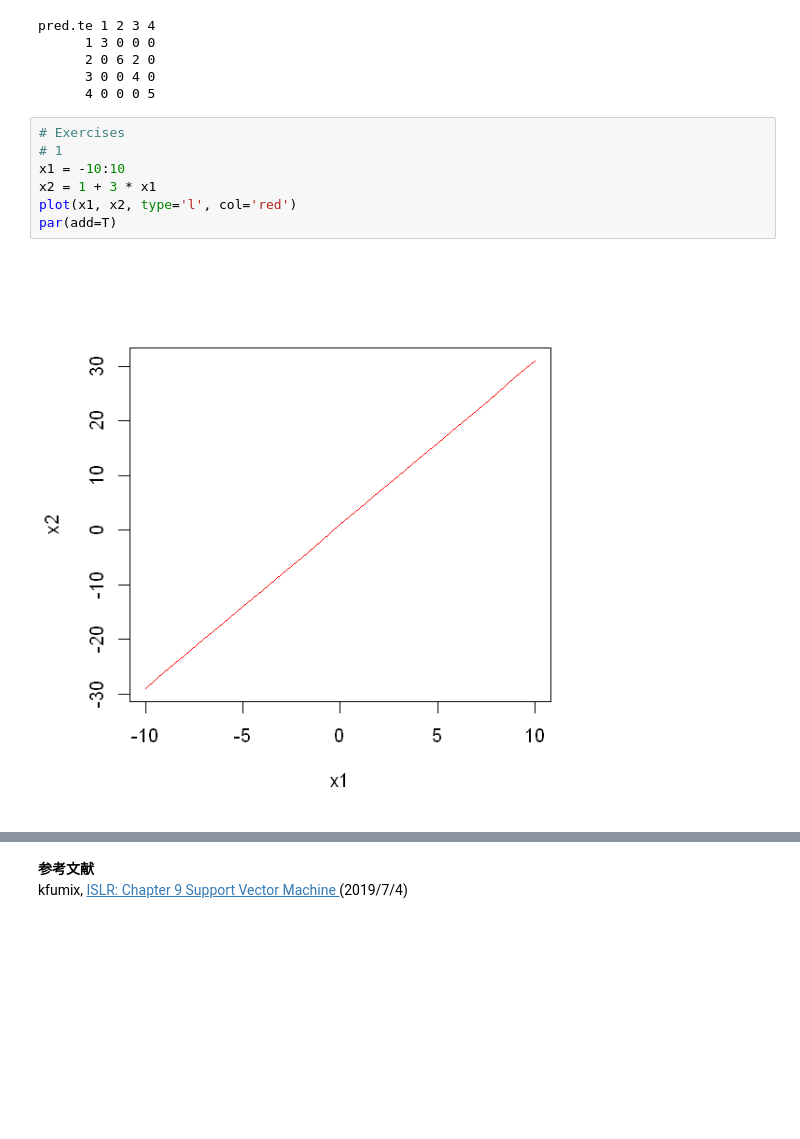
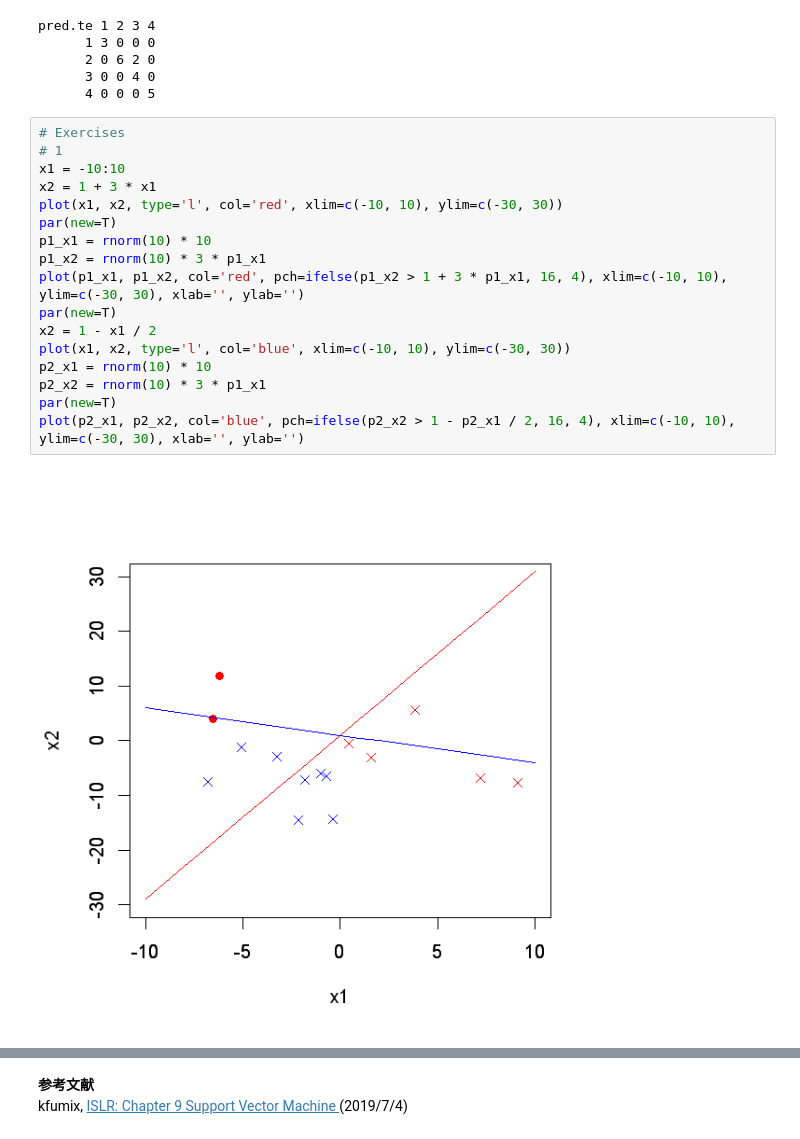
Before and after one commit to yellowmeteor/met_python.github.io, a Jupyter notebook: ISLR/9_Support_Vector_Machines.ipynb, the cells around one changed output, grey strips where cells are left out. Saved outputs shown, nothing was run; the diff lists cells and outputs as text; blank space fills up the shorter version.

```diff
--- a/ISLR/9_Support_Vector_Machines.ipynb
+++ b/ISLR/9_Support_Vector_Machines.ipynb
@@ -467,12 +467,22 @@ pred.te 1 2 3 4
       2 0 6 2 0
       3 0 0 4 0
       4 0 0 0 5
-# %%
-# Exercises
-# 1
-x1 = -10:10
-x2 = 1 + 3 * x1
-plot(x1, x2, type='l', col='red')
-par(add=T)
-# %% [output]
-[figure, removed]
+# %%
+# Exercises
+# 1
+x1 = -10:10
+x2 = 1 + 3 * x1
+plot(x1, x2, type='l', col='red', xlim=c(-10, 10), ylim=c(-30, 30))
+par(new=T)
+p1_x1 = rnorm(10) * 10
+p1_x2 = rnorm(10) * 3 * p1_x1
+plot(p1_x1, p1_x2, col='red', pch=ifelse(p1_x2 > 1 + 3 * p1_x1, 16, 4), xlim=c(-10, 10), ylim=c(-30, 30), xlab='', ylab='')
+par(new=T)
+x2 = 1 - x1 / 2
+plot(x1, x2, type='l', col='blue', xlim=c(-10, 10), ylim=c(-30, 30))
+p2_x1 = rnorm(10) * 10
+p2_x2 = rnorm(10) * 3 * p1_x1
+par(new=T)
+plot(p2_x1, p2_x2, col='blue', pch=ifelse(p2_x2 > 1 - p2_x1 / 2, 16, 4), xlim=c(-10, 10), ylim=c(-30, 30), xlab='', ylab='')
+# %% [output]
+[figure, added]
```
Also changed, not shown: parts of 15 cells of this notebook.
